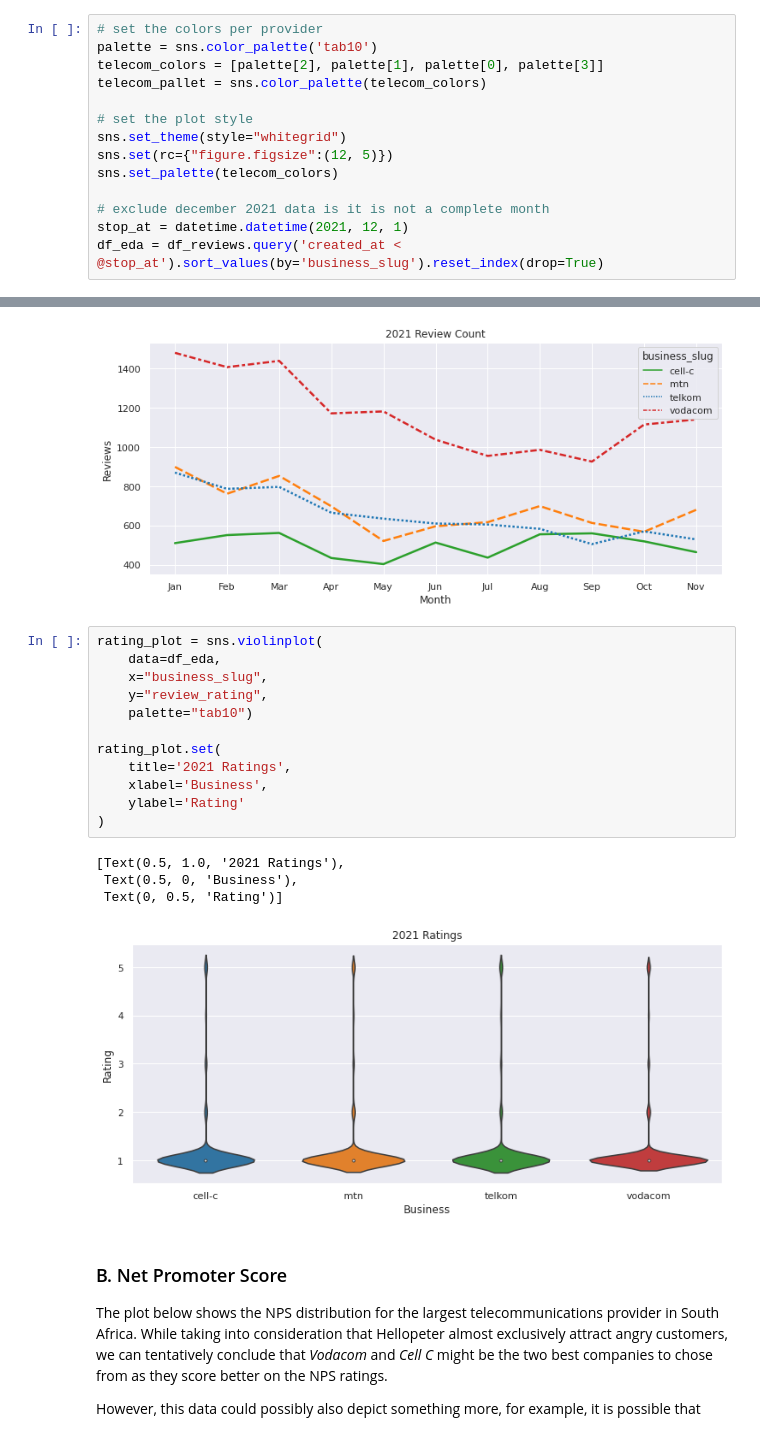
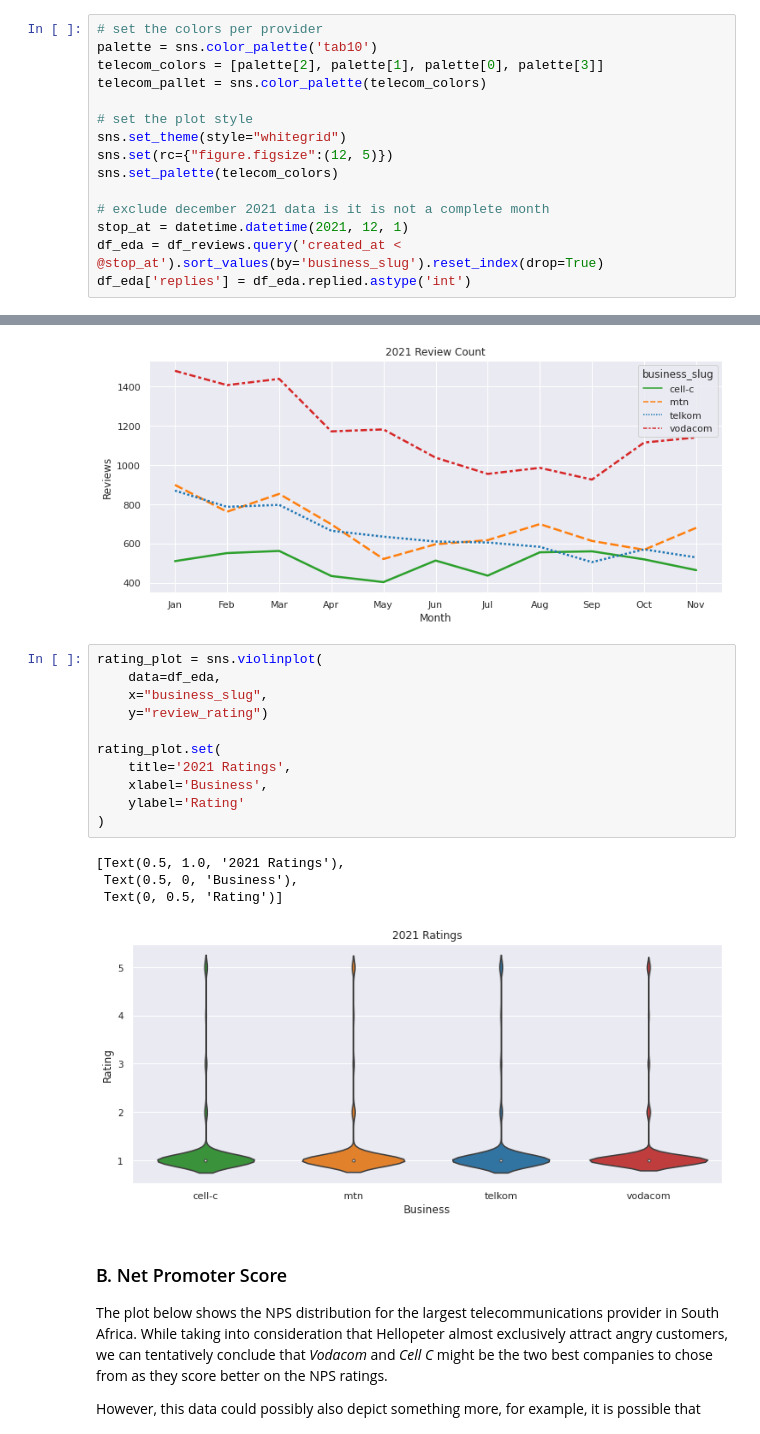
Before and after one commit to JohnnyFoulds/dsm020-2021-oct, a Jupyter notebook: coursework_01/cw.ipynb, the cells around one changed output, grey strips where cells are left out. Drawn from its saved outputs; the diff is of its cells as text.

```diff
--- a/coursework_01/cw.ipynb
+++ b/coursework_01/cw.ipynb
@@ -791,6 +791,7 @@ sns.set_palette(telecom_colors)
 # exclude december 2021 data is it is not a complete month
 stop_at = datetime.datetime(2021, 12, 1)
 df_eda = df_reviews.query('created_at < @stop_at').sort_values(by='business_slug').reset_index(drop=True)
+df_eda['replies'] = df_eda.replied.astype('int')
 # %% [markdown]
 Talk about the subscriber base <a href='#telecom_size'>[2]</a>
 # %%
@@ -859,20 +862,19 @@ review_count_plot.set(
 # %%
 rating_plot = sns.violinplot(
     data=df_eda,
     x="business_slug",
-    y="review_rating",
-    palette="tab10")
+    y="review_rating")
 
 rating_plot.set(
     title='2021 Ratings',
     xlabel='Business',
     ylabel='Rating'
 )
 # %% [output]
 [Text(0.5, 1.0, '2021 Ratings'),
  Text(0.5, 0, 'Business'),
  Text(0, 0.5, 'Rating')]
-[figure, old version]
+[figure, new version]
 # %% [markdown]
 ### B. Net Promoter Score
 
```
Also changed, not shown: parts of 12 cells of this notebook.
